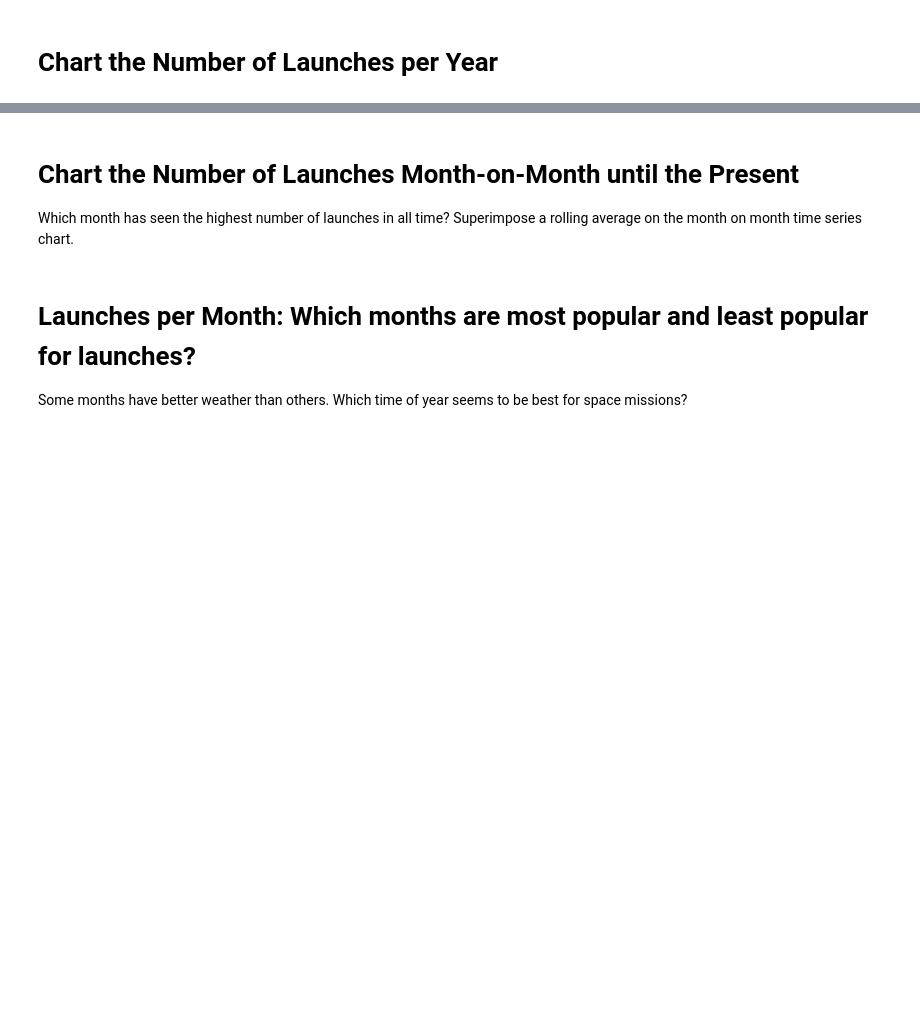
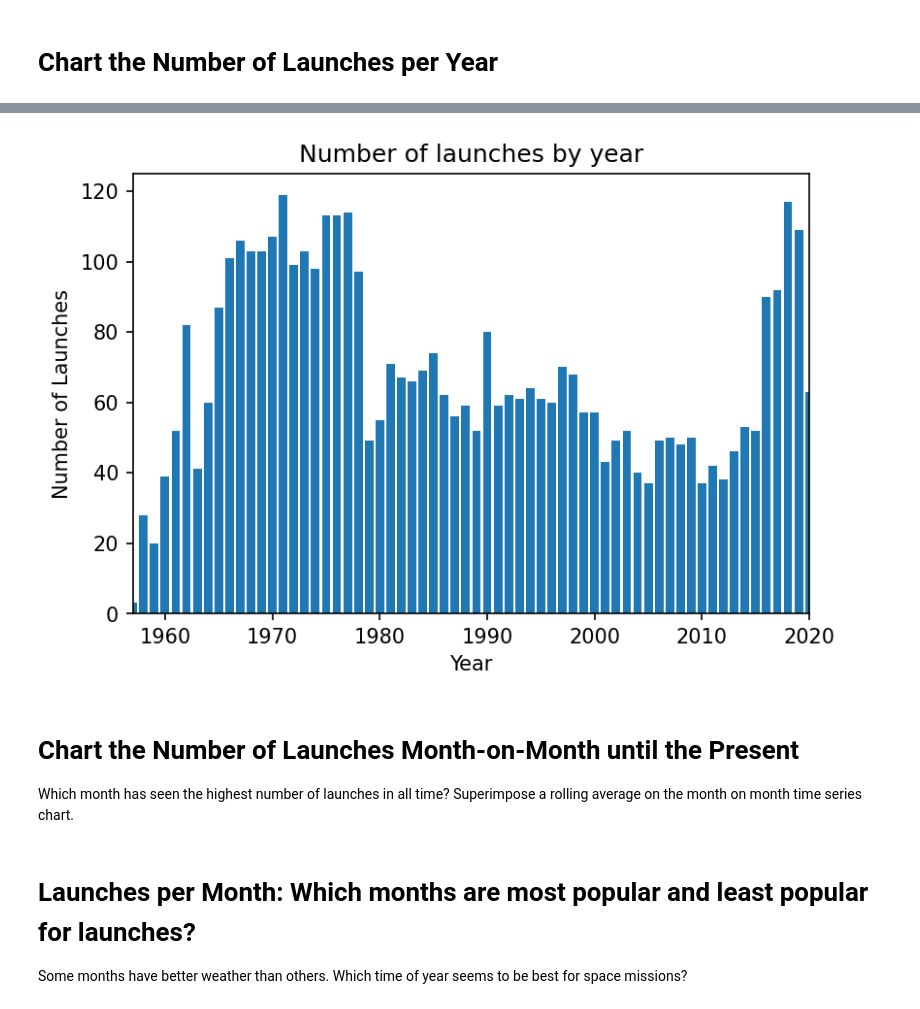
Before and after one commit to nkp1111/python-projects, a Jupyter notebook: 18.analyse_and_visualise_the_space_race/Space_Missions_Analysis_(start).ipynb, the cells around one changed output, grey strips where cells are left out. Saved outputs shown, nothing was run; the diff lists cells and outputs as text; code cells hidden in the pictures; blank space fills up the shorter version.

Commit message:
Feat: show number of launches per year

```diff
--- a/18.analyse_and_visualise_the_space_race/Space_Missions_Analysis_(start).ipynb
+++ b/18.analyse_and_visualise_the_space_race/Space_Missions_Analysis_(start).ipynb
@@ -584,0 +707,3 @@ clean_df.head(3)
+# %%
+clean_df.Date = pd.to_datetime(clean_df.Date, utc=True)
+clean_df.info()
@@ -585,3 +727,21 @@ clean_df.head(3)
+# %%
+launch_by_year = clean_df.Date.dt.year.value_counts()
+# %%
+plt.figure(figsize=(6, 4), dpi=150)
+
+plt.bar(
+    launch_by_year.index,
+    launch_by_year.values,
+)
+
+plt.title("Number of launches by year")
+plt.xlabel("Year")
+plt.ylabel("Number of Launches")
+plt.xlim(launch_by_year.index.min(), launch_by_year.index.max())
+
+plt.show()
+# %% [output]
+[figure, added]
 # %% [markdown]
 # Chart the Number of Launches Month-on-Month until the Present
 
```
Also changed, not shown: parts of 12 cells of this notebook.
